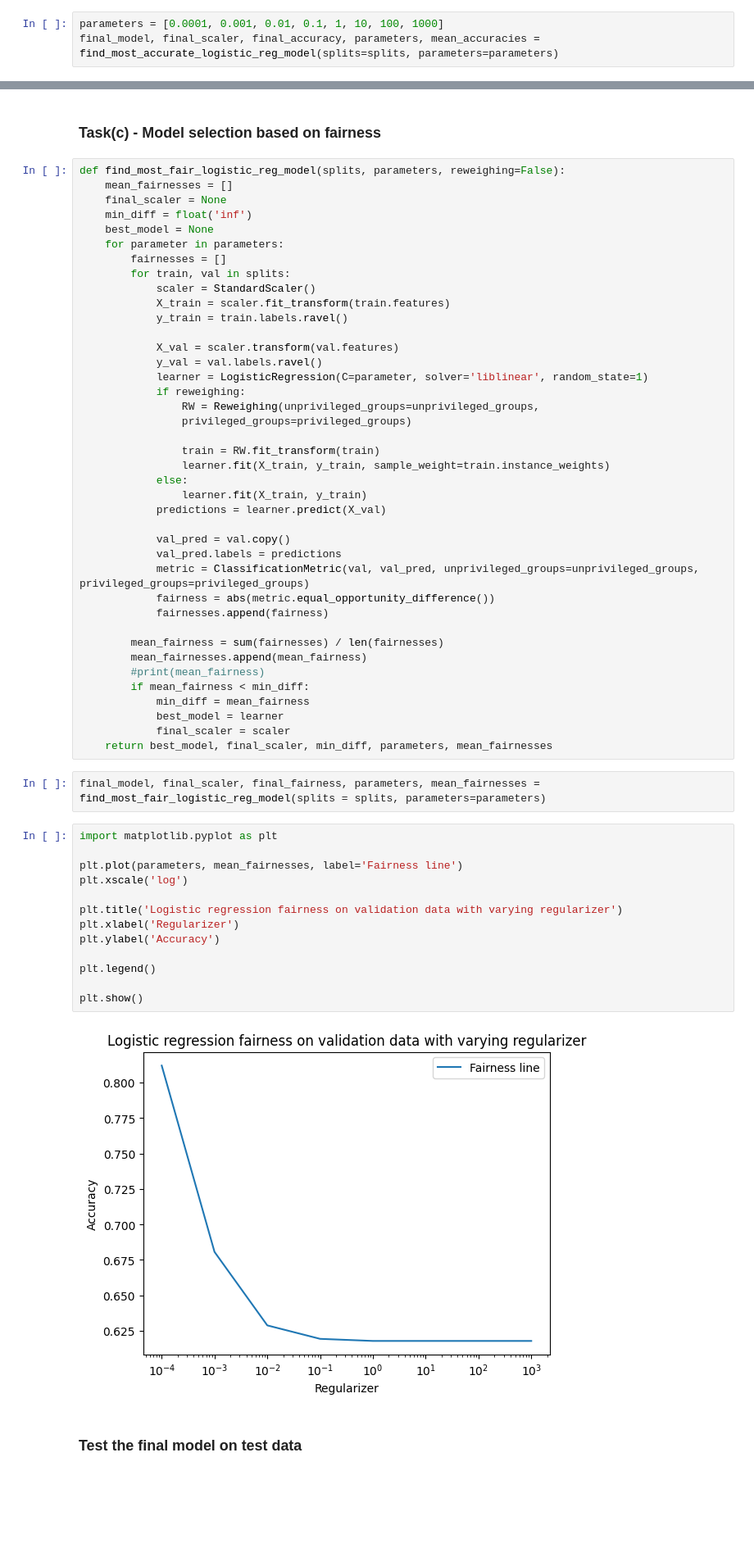
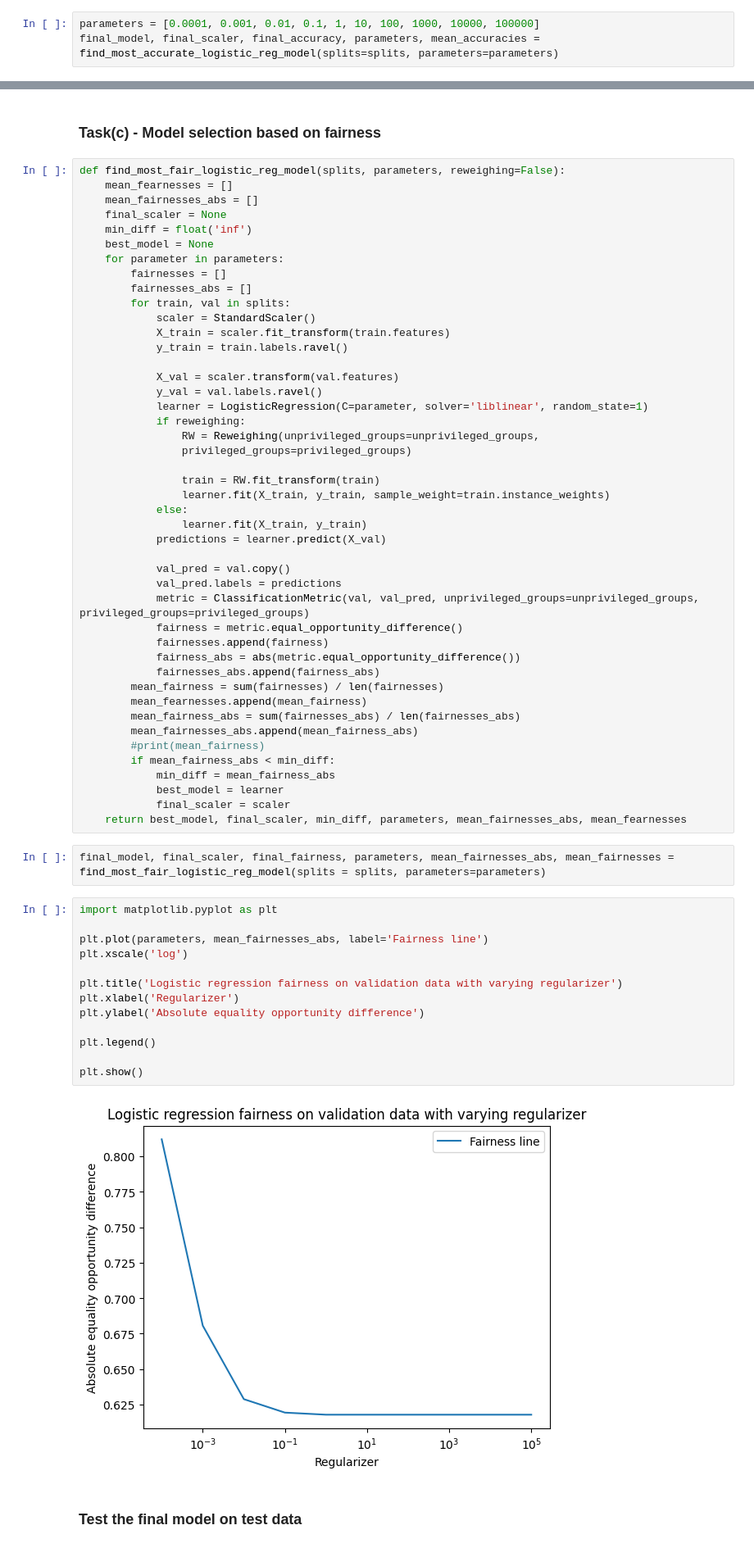
Before and after one commit to mitsides06/Fairness-ML, a Jupyter notebook: main.ipynb, the cells around one changed output, grey strips where cells are left out. Shown at 82% size. Saved outputs shown, nothing was run; the diff lists cells and outputs as text; blank space fills up the shorter version.

Commit message:
Taske 3 done! Also created a function to test the models on unseen data:

```diff
--- a/main.ipynb
+++ b/main.ipynb
@@ -108,7 +108,7 @@ def find_most_accurate_logistic_reg_model(splits, parameters, reweighing=False):
             final_scaler = scaler
     return best_model, final_scaler, max_accuracy, parameters, mean_accuracies
 # %%
-parameters = [0.0001, 0.001, 0.01, 0.1, 1, 10, 100, 1000]
+parameters = [0.0001, 0.001, 0.01, 0.1, 1, 10, 100, 1000, 10000, 100000]
 final_model, final_scaler, final_accuracy, parameters, mean_accuracies = find_most_accurate_logistic_reg_model(splits=splits, parameters=parameters)
 # %%
 import matplotlib.pyplot as plt
@@ -165,12 +170,14 @@ Fairness on test data using the equal opportunity difference metric: 0.625346027
 ### Task(c) - Model selection based on fairness
 # %%
 def find_most_fair_logistic_reg_model(splits, parameters, reweighing=False):
-    mean_fairnesses = []
+    mean_fearnesses = []
+    mean_fairnesses_abs = []
     final_scaler = None
     min_diff = float('inf')
     best_model = None
     for parameter in parameters:
         fairnesses = []
+        fairnesses_abs = []
         for train, val in splits:
             scaler = StandardScaler()
             X_train = scaler.fit_transform(train.features)
@@ -192,33 +199,36 @@ def find_most_fair_logistic_reg_model(splits, parameters, reweighing=False):
             val_pred = val.copy()
             val_pred.labels = predictions
             metric = ClassificationMetric(val, val_pred, unprivileged_groups=unprivileged_groups, privileged_groups=privileged_groups)
-            fairness = abs(metric.equal_opportunity_difference())
+            fairness = metric.equal_opportunity_difference()
             fairnesses.append(fairness)
-
+            fairness_abs = abs(metric.equal_opportunity_difference())
+            fairnesses_abs.append(fairness_abs)
         mean_fairness = sum(fairnesses) / len(fairnesses)
-        mean_fairnesses.append(mean_fairness)
+        mean_fearnesses.append(mean_fairness)
+        mean_fairness_abs = sum(fairnesses_abs) / len(fairnesses_abs)
+        mean_fairnesses_abs.append(mean_fairness_abs)
         #print(mean_fairness)
-        if mean_fairness < min_diff:
-            min_diff = mean_fairness
+        if mean_fairness_abs < min_diff:
+            min_diff = mean_fairness_abs
             best_model = learner
             final_scaler = scaler
-    return best_model, final_scaler, min_diff, parameters, mean_fairnesses
+    return best_model, final_scaler, min_diff, parameters, mean_fairnesses_abs, mean_fearnesses
 # %%
-final_model, final_scaler, final_fairness, parameters, mean_fairnesses = find_most_fair_logistic_reg_model(splits = splits, parameters=parameters)
+final_model, final_scaler, final_fairness, parameters, mean_fairnesses_abs, mean_fairnesses = find_most_fair_logistic_reg_model(splits = splits, parameters=parameters)
 # %%
 import matplotlib.pyplot as plt
 
-plt.plot(parameters, mean_fairnesses, label='Fairness line')
+plt.plot(parameters, mean_fairnesses_abs, label='Fairness line')
 plt.xscale('log')
 
 plt.title('Logistic regression fairness on validation data with varying regularizer')
 plt.xlabel('Regularizer')
-plt.ylabel('Accuracy')
+plt.ylabel('Absolute equality opportunity difference')
 
 plt.legend()
 
 plt.show()
 # %% [output]
-[figure, old version]
+[figure, new version]
 # %% [markdown]
 ### Test the final model on test data
```
Also changed, not shown: parts of 28 cells of this notebook.
